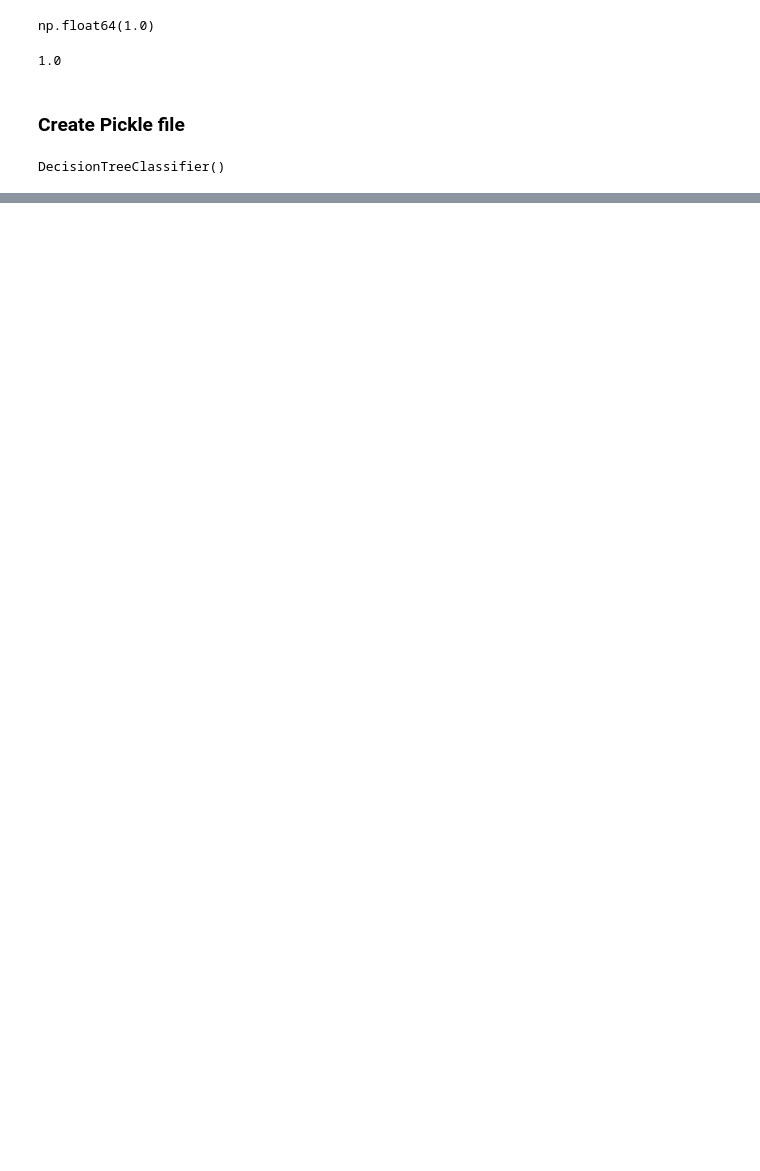
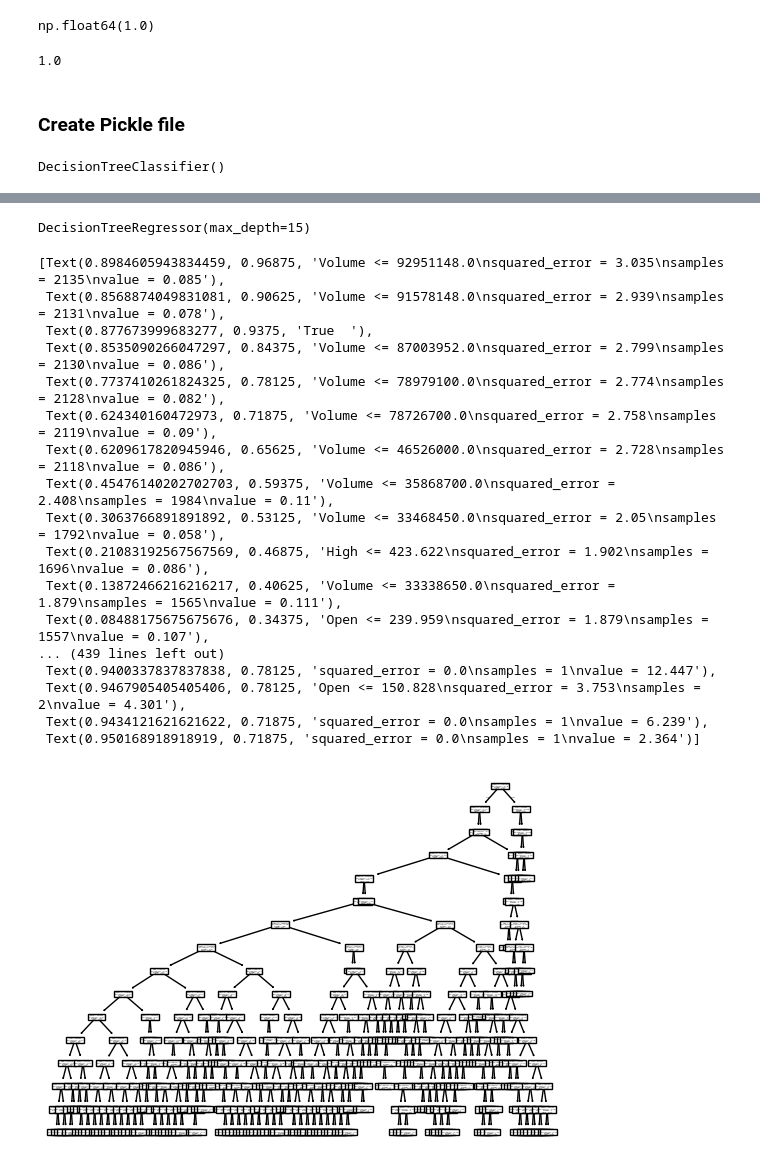
Before and after one commit to Mahdi90s/Python_repository, a Jupyter notebook: Algorithmic_Trading.ipynb, the cells around one changed output, grey strips where cells are left out. Drawn from its saved outputs; the diff is of its cells as text; code cells hidden in the pictures; blank space fills up the shorter version.

```diff
--- a/Algorithmic_Trading.ipynb
+++ b/Algorithmic_Trading.ipynb
@@ -391,0 +540,2 @@ with open('model_dt_classification.pkl', 'wb') as f:
+# %%
+df = df.drop('buy_sell_track', axis=1).copy()
@@ -391,0 +576,32 @@ with open('model_dt_classification.pkl', 'wb') as f:
+# %%
+target = df.Ch_tomorrow
+
+explanatory = df[['Open', 'High', 'Low', 'Close', 'Volume']]
+# %%
+from sklearn.tree import DecisionTreeRegressor
+model_dt = DecisionTreeRegressor(max_depth=15)
+# %%
+model_dt.fit(X=explanatory, y=target)
+# %% [output]
+DecisionTreeRegressor(max_depth=15)
+# %%
+plot_tree(decision_tree=model_dt, feature_names=model_dt.feature_names_in_)
+# %% [output]
+[Text(0.8984605943834459, 0.96875, 'Volume <= 92951148.0\nsquared_error = 3.035\nsamples = 2135\nvalue = 0.085'),
+ Text(0.8568874049831081, 0.90625, 'Volume <= 91578148.0\nsquared_error = 2.939\nsamples = 2131\nvalue = 0.078'),
+ Text(0.877673999683277, 0.9375, 'True  '),
+ Text(0.8535090266047297, 0.84375, 'Volume <= 87003952.0\nsquared_error = 2.799\nsamples = 2130\nvalue = 0.086'),
+ Text(0.7737410261824325, 0.78125, 'Volume <= 78979100.0\nsquared_error = 2.774\nsamples = 2128\nvalue = 0.082'),
+ Text(0.624340160472973, 0.71875, 'Volume <= 78726700.0\nsquared_error = 2.758\nsamples = 2119\nvalue = 0.09'),
+ Text(0.6209617820945946, 0.65625, 'Volume <= 46526000.0\nsquared_error = 2.728\nsamples = 2118\nvalue = 0.086'),
+ Text(0.45476140202702703, 0.59375, 'Volume <= 35868700.0\nsquared_error = 2.408\nsamples = 1984\nvalue = 0.11'),
+ Text(0.3063766891891892, 0.53125, 'Volume <= 33468450.0\nsquared_error = 2.05\nsamples = 1792\nvalue = 0.058'),
+ Text(0.21083192567567569, 0.46875, 'High <= 423.622\nsquared_error = 1.902\nsamples = 1696\nvalue = 0.086'),
+ Text(0.13872466216216217, 0.40625, 'Volume <= 33338650.0\nsquared_error = 1.879\nsamples = 1565\nvalue = 0.111'),
+ Text(0.08488175675675676, 0.34375, 'Open <= 239.959\nsquared_error = 1.879\nsamples = 1557\nvalue = 0.107'),
+... (439 lines left out)
+ Text(0.9400337837837838, 0.78125, 'squared_error = 0.0\nsamples = 1\nvalue = 12.447'),
+ Text(0.9467905405405406, 0.78125, 'Open <= 150.828\nsquared_error = 3.753\nsamples = 2\nvalue = 4.301'),
+ Text(0.9434121621621622, 0.71875, 'squared_error = 0.0\nsamples = 1\nvalue = 6.239'),
+ Text(0.950168918918919, 0.71875, 'squared_error = 0.0\nsamples = 1\nvalue = 2.364')]
+[figure, added]
```
Also changed, not shown: parts of 48 cells of this notebook, 3 other files.
